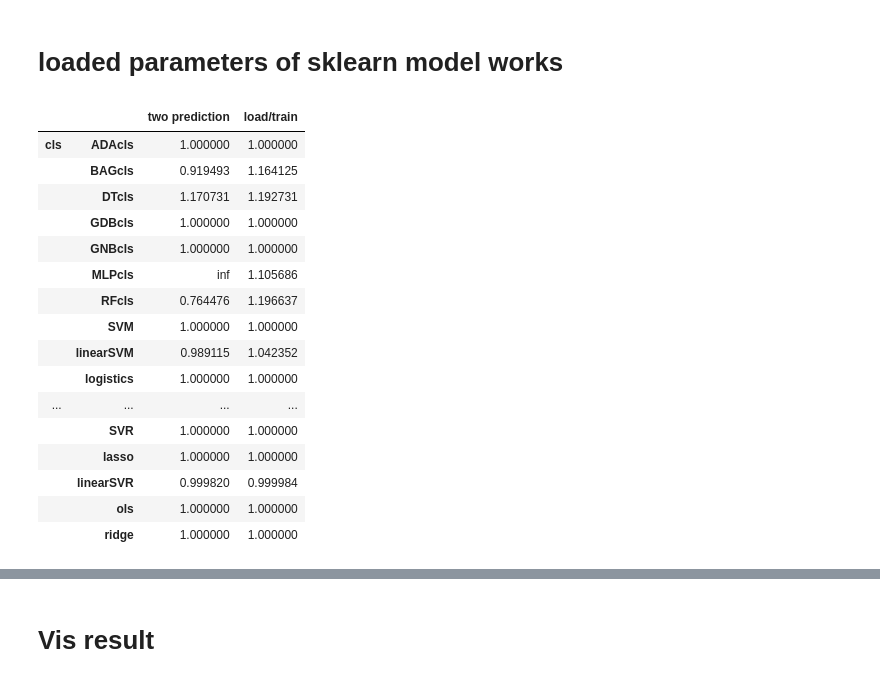
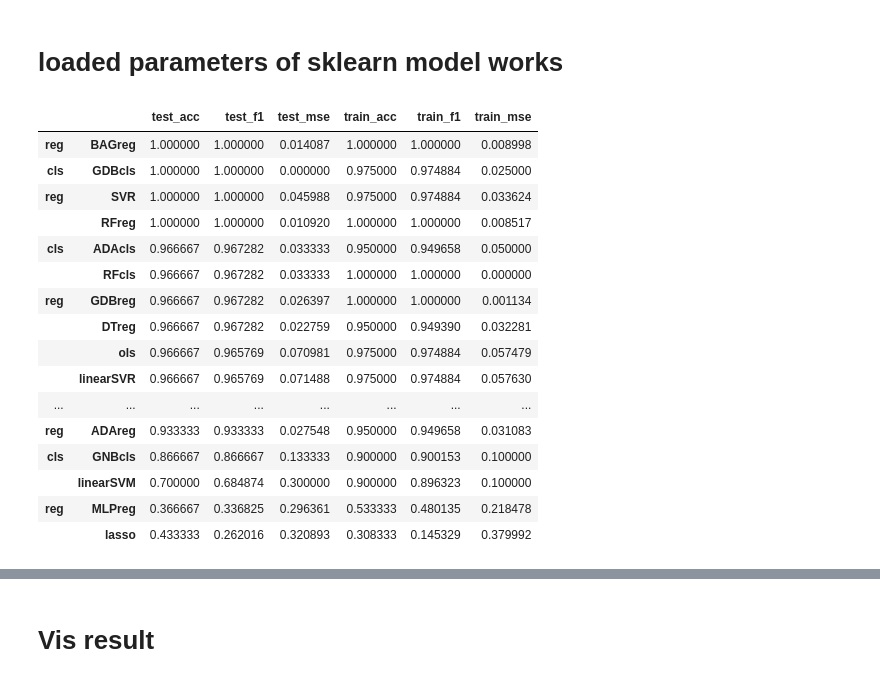
Before and after one commit to JHWu92/Cycling_safety, a Jupyter notebook: open_data_analysis/DEV-ML sk_ml.ipynb, the cells around one changed output, grey strips where cells are left out. Saved outputs shown, nothing was run; the diff lists cells and outputs as text; code cells hidden in the pictures.

Commit message:
UPD: loaded existing cv result of a model

```diff
--- a/open_data_analysis/DEV-ML sk_ml.ipynb
+++ b/open_data_analysis/DEV-ML sk_ml.ipynb
@@ -46,3 +47,3 @@ finished CV 2017-05-26 22:24:51.849000 0:03:03.038000
 # %%
-loaded_df_cv_res = grid_cv_models(train_x, train_y, models, params, path='data/cross_validation/', save_res=False)
+loaded_df_cv_res = grid_cv_models(train_x, train_y, models, params, path='data/cross_validation/', save_res=True)
 # %% [output]
@@ -55,7 +72,27 @@ df_evl2 = evaluate_grid_cv(df_cv_res, train_x, train_y, test_x, test_y, evaluate
 # %% [markdown]
 # loaded parameters of sklearn model works
 # %%
-df_evl_loaded = evaluate_grid_cv(loaded_df_cv_res, train_x, train_y, test_x, test_y, evaluate_scalable_cls)
+df_evl_loaded = evaluate_grid_cv(loaded_df_cv_res, train_x, train_y, test_x, test_y, evaluator_scalable_cls)
+# %%
+df_evl_loaded
+# %% [output]
+|  |  | test_acc | test_f1 | test_mse | train_acc | train_f1 | train_mse |
+| reg | BAGreg | 1.000000 | 1.000000 | 0.014087 | 1.000000 | 1.000000 | 0.008998 |
+| cls | GDBcls | 1.000000 | 1.000000 | 0.000000 | 0.975000 | 0.974884 | 0.025000 |
+| reg | SVR | 1.000000 | 1.000000 | 0.045988 | 0.975000 | 0.974884 | 0.033624 |
+|  | RFreg | 1.000000 | 1.000000 | 0.010920 | 1.000000 | 1.000000 | 0.008517 |
+| cls | ADAcls | 0.966667 | 0.967282 | 0.033333 | 0.950000 | 0.949658 | 0.050000 |
+|  | RFcls | 0.966667 | 0.967282 | 0.033333 | 1.000000 | 1.000000 | 0.000000 |
+| reg | GDBreg | 0.966667 | 0.967282 | 0.026397 | 1.000000 | 1.000000 | 0.001134 |
+|  | DTreg | 0.966667 | 0.967282 | 0.022759 | 0.950000 | 0.949390 | 0.032281 |
+|  | ols | 0.966667 | 0.965769 | 0.070981 | 0.975000 | 0.974884 | 0.057479 |
+|  | linearSVR | 0.966667 | 0.965769 | 0.071488 | 0.975000 | 0.974884 | 0.057630 |
+| ... | ... | ... | ... | ... | ... | ... | ... |
+| reg | ADAreg | 0.933333 | 0.933333 | 0.027548 | 0.950000 | 0.949658 | 0.031083 |
+| cls | GNBcls | 0.866667 | 0.866667 | 0.133333 | 0.900000 | 0.900153 | 0.100000 |
+|  | linearSVM | 0.700000 | 0.684874 | 0.300000 | 0.900000 | 0.896323 | 0.100000 |
+| reg | MLPreg | 0.366667 | 0.336825 | 0.296361 | 0.533333 | 0.480135 | 0.218478 |
+|  | lasso | 0.433333 | 0.262016 | 0.320893 | 0.308333 | 0.145329 | 0.379992 |
 # %%
 a= (df_evl1.sort_index()/df_evl2.sort_index()).mean(axis=1)
 a = a.to_frame()
@@ -63,22 +100,2 @@ b=(df_evl_loaded.sort_index()/df_evl.sort_index()).mean(axis=1)
 a[1] = b
 a.columns = ['two prediction', 'load/train']
-# %%
-a
-# %% [output]
-|  |  | two prediction | load/train |
-| cls | ADAcls | 1.000000 | 1.000000 |
-|  | BAGcls | 0.919493 | 1.164125 |
-|  | DTcls | 1.170731 | 1.192731 |
-|  | GDBcls | 1.000000 | 1.000000 |
-|  | GNBcls | 1.000000 | 1.000000 |
-|  | MLPcls | inf | 1.105686 |
-|  | RFcls | 0.764476 | 1.196637 |
-|  | SVM | 1.000000 | 1.000000 |
-|  | linearSVM | 0.989115 | 1.042352 |
-|  | logistics | 1.000000 | 1.000000 |
-| ... | ... | ... | ... |
-|  | SVR | 1.000000 | 1.000000 |
-|  | lasso | 1.000000 | 1.000000 |
-|  | linearSVR | 0.999820 | 0.999984 |
-|  | ols | 1.000000 | 1.000000 |
-|  | ridge | 1.000000 | 1.000000 |
```
Also changed, not shown: parts of 7 cells of this notebook, 1 other file.
